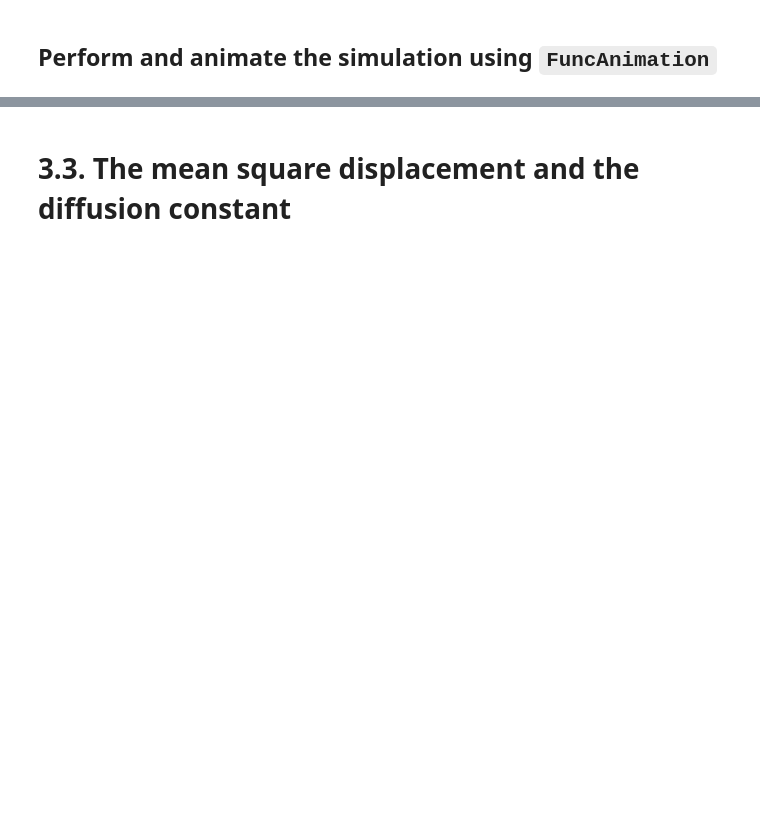
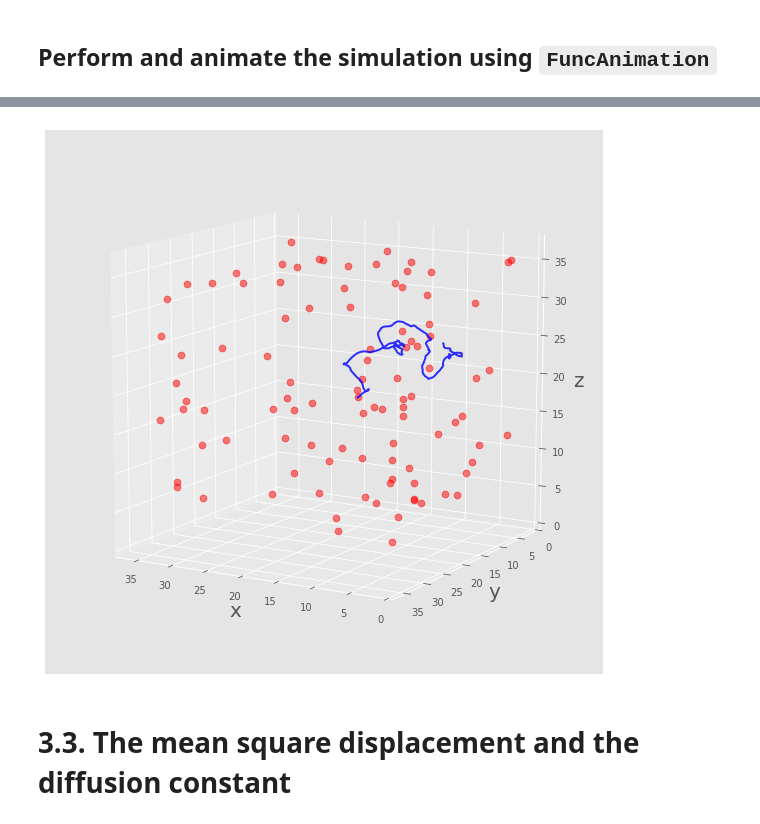
Before and after one commit to ryo0921/KyotoUx-009x, a Jupyter notebook: 05/009x_53.ipynb, the cells around one changed output, grey strips where cells are left out. Drawn from its saved outputs; the diff is of its cells as text; code cells hidden in the pictures; blank space fills up the shorter version.

```diff
--- a/05/009x_53.ipynb
+++ b/05/009x_53.ipynb
@@ -169,5 +171,6 @@ anim = animation.FuncAnimation(fig,func=animate,init_func=init,
 ## conda install -c menpo ffmpeg
 ##
 #anim.save('movie.mp4',fps=20,dpi=400)
+HTML(anim.to_html5_video()) # HTML5 Videoで表示
 # %% [output]
 [interactive output not drawn]
@@ -175,3 +177,4 @@ anim = animation.FuncAnimation(fig,func=animate,init_func=init,
+[figure, added]
 # %% [markdown]
 # 3.3. The mean square displacement and the diffusion constant
 # %%
```
Also changed, not shown: parts of 4 cells of this notebook, 8 other files.
